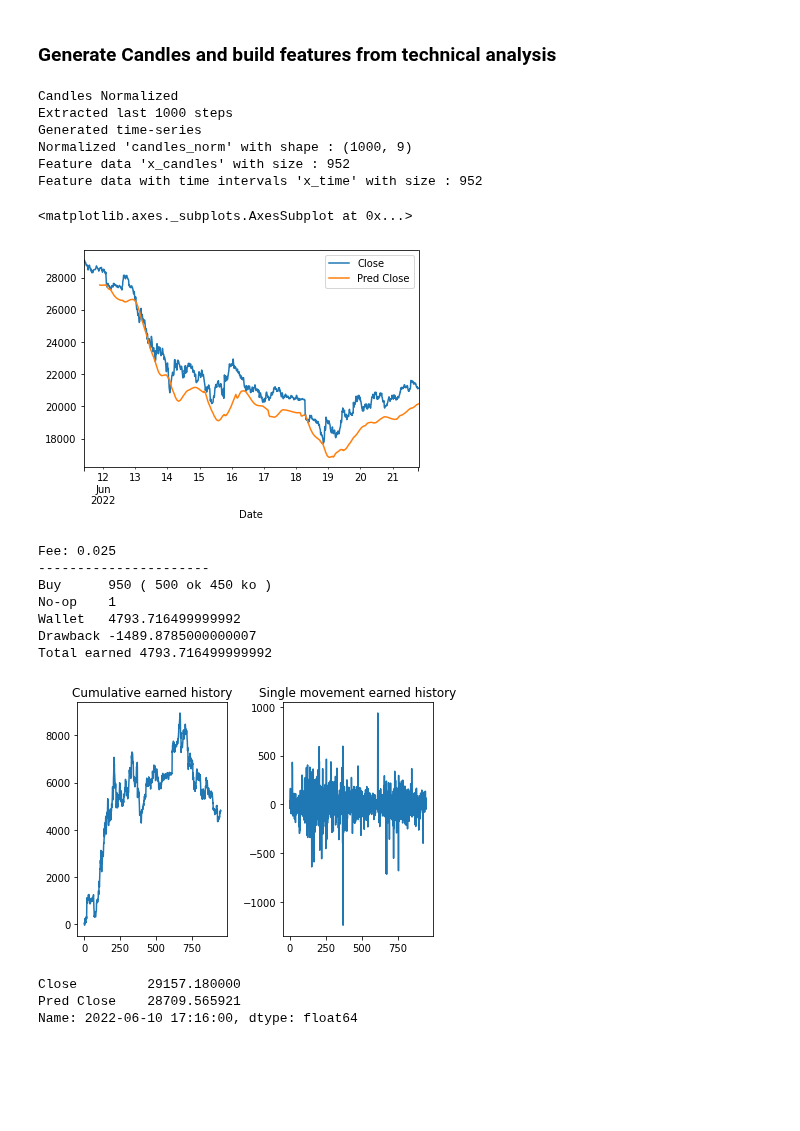
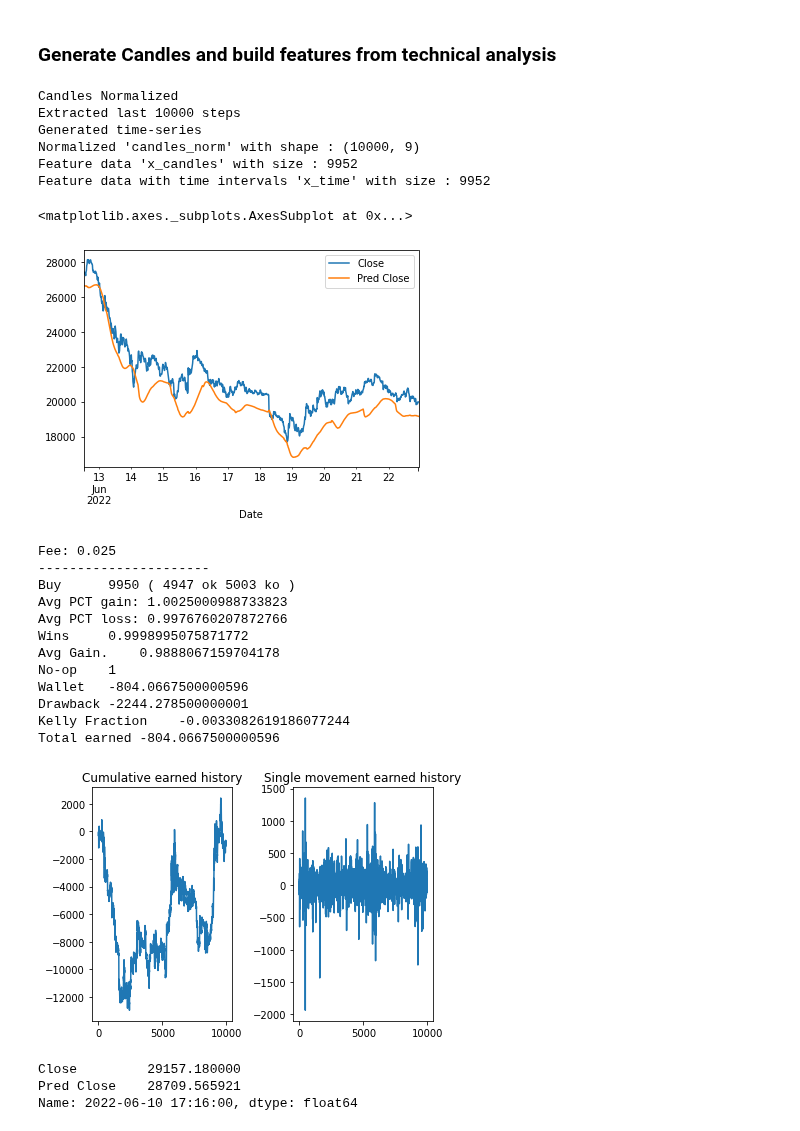
Before and after one commit to gabriele16/sats4u, a Jupyter notebook: colab/LSTM-CNN-BitCoin-Test-Live.ipynb, the cells around one changed output. Saved outputs shown, nothing was run; the diff lists cells and outputs as text; code cells hidden in the pictures; blank space fills up the shorter version.

Commit message:
test simple kelly criterion

```diff
--- a/colab/LSTM-CNN-BitCoin-Test-Live.ipynb
+++ b/colab/LSTM-CNN-BitCoin-Test-Live.ipynb
@@ -71,7 +71,7 @@ size of dataset: (169328, 8)
 # %%
 can_btc = fb.Candles(ldata_df,"Bitcoin")
 can_btc.buildfeatures()
-ts_btc = c2t.Candle2TimeSeries(can_btc.candles, laststeps = 1000, step_back = 48, candle_step_str = "15m",
+ts_btc = c2t.Candle2TimeSeries(can_btc.candles, laststeps = 10000, step_back = 48, candle_step_str = "15m",
                 lownorm = 0.2, upnorm= 0.8)
 
 ts_btc.candles2ts()
@@ -79,11 +79,11 @@ ts_btc.x_candles = np.asarray(ts_btc.x_candles, dtype=np.float32)
 ts_btc.x_time = np.asarray(ts_btc.x_time, dtype=np.float32)
 # %% [output]
 Candles Normalized
-Extracted last 1000 steps
+Extracted last 10000 steps
 Generated time-series
-Normalized 'candles_norm' with shape : (1000, 9)
-Feature data 'x_candles' with size : 952
-Feature data with time intervals 'x_time' with size : 952
+Normalized 'candles_norm' with shape : (10000, 9)
+Feature data 'x_candles' with size : 9952
+Feature data with time intervals 'x_time' with size : 9952
 # %%
 USE_PRETRAINED = True
 PRESAVED_MODELDATE='220615_18_16'
@@ -106,17 +106,20 @@ df_preds_true = tu.mergetimeseries(can_btc.candles["Close"], series_predicted)
 df_preds_true.iloc[-1000:].plot()
 # %% [output]
 <matplotlib.axes._subplots.AxesSubplot at 0x...>
-[figure, old version]
+[figure, new version]
 # %%
-def kelly_expression(returns, , investment = 1000):
+def kelly_exp_returns(returns):
 
   drift = np.mean(returns)
   variance = np.var(returns)
   kelly_frac = drift/variance
-  optimal_investment = kelly_frac* investment
+  return kelly_frac
 
-  return optimal_investment
+def kelly_exp_simple(pct_gain,pct_loss,n_wins):
 
+  win_loss_ratio = pct_gain/pct_loss
+  kelly_frac = n_wins - (1- n_wins)/win_loss_ratio
+  return kelly_frac
 
 def backtest_df(df_preds_true, long_or_short = "long", fee=0.025):
 
@@ -228,31 +231,40 @@ def backtest_df(df_preds_true, long_or_short = "long", fee=0.025):
     print('Wallet  ', wallet)
     print('Drawback', drawback)
 
-    return total_wallet_history, single_wallet_history, wallet
+    kelly_frac = kelly_exp_simple(mean_pct_gain,mean_pct_loss,buys_cnt_win/len(df_preds_true))
+
+    print('Kelly Fraction   ',kelly_frac)
+
+    return total_wallet_history, single_wallet_history, wallet, kelly_frac
 # %%
-total_wallet_history, single_wallet_history, wallet = backtest_df(df_preds_true.dropna(), long_or_short = "short", fee=0.025)
+total_wallet_history, single_wallet_history, wallet, kelly_frac = backtest_df(df_preds_true.dropna(), long_or_short = "short", fee=0.025)
 
 print('Total earned', wallet)
 
 plt.subplot(1, 2, 1)
 plt.plot(total_wallet_history)
 plt.title('Cumulative earned history')
 
 plt.subplot(1, 2, 2)
 plt.plot(single_wallet_history)
 plt.title('Single movement earned history')
 
 plt.tight_layout()
 plt.show()
 # %% [output]
 Fee: 0.025
 ----------------------
-Buy      950 ( 500 ok 450 ko )
+Buy      9950 ( 4947 ok 5003 ko )
+Avg PCT gain: 1.0025000988733823
+Avg PCT loss: 0.9976760207872766
+Wins     0.9998995075871772
+Avg Gain.    0.9888067159704178
 No-op    1
-Wallet   4793.716499999992
-Drawback -1489.8785000000007
-Total earned 4793.716499999992
+Wallet   -804.0667500000596
+Drawback -2244.278500000001
+Kelly Fraction    -0.0033082619186077244
+Total earned -804.0667500000596
-[figure, old version]
+[figure, new version]
 # %%
 df_preds_true.dropna().iloc[1]
 # %% [output]
```
Also changed, not shown: parts of 3 cells of this notebook.
